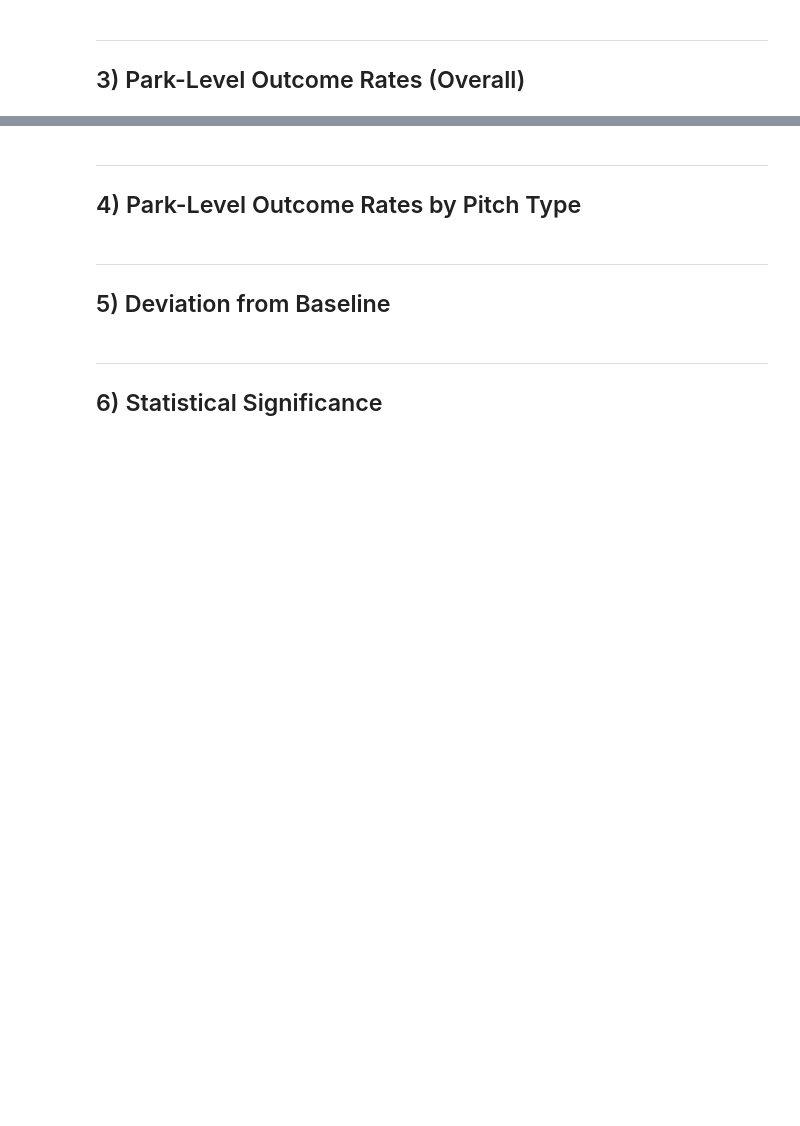
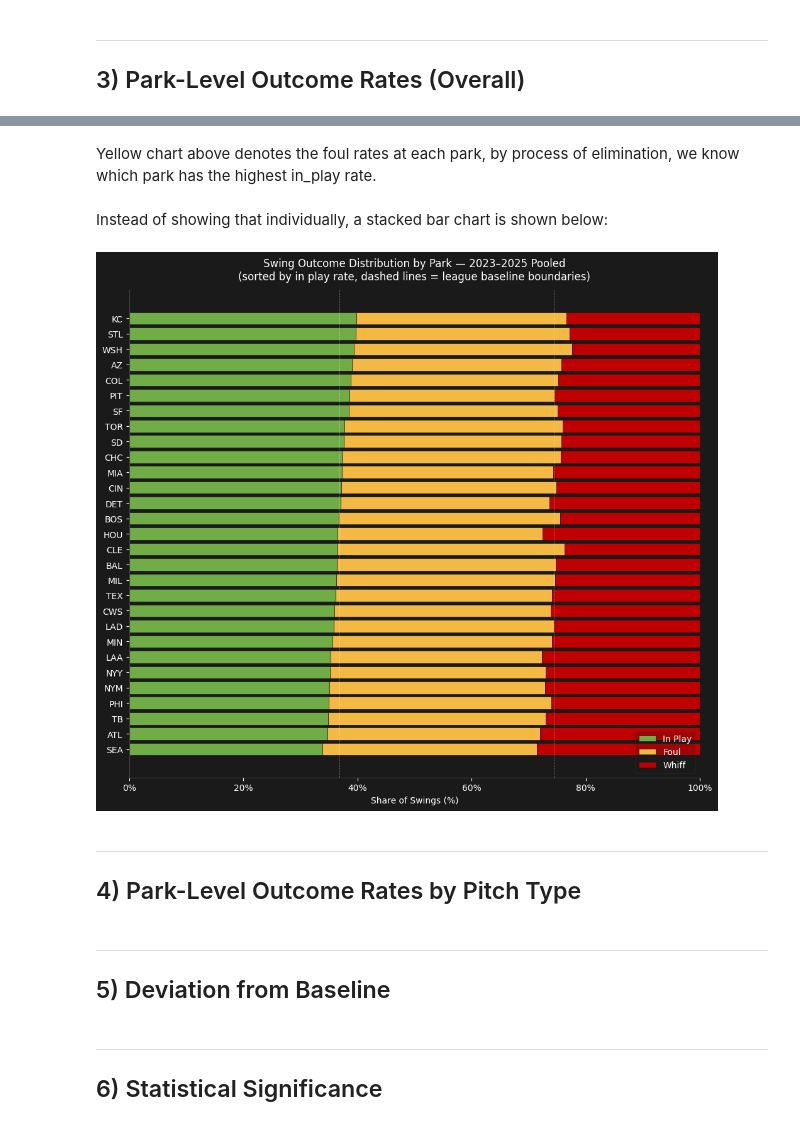
Before and after one commit to brycemgelarden/MLB_Ballpark_Factor_Analysis, a Jupyter notebook: notebooks/05_swing_outcome_by_pitch.ipynb, the cells around one changed output, grey strips where cells are left out. Cells and saved outputs as stored; diff of their text form; code cells hidden in the pictures; blank space fills up the shorter version.

```diff
--- a/notebooks/05_swing_outcome_by_pitch.ipynb
+++ b/notebooks/05_swing_outcome_by_pitch.ipynb
@@ -83,3 +234,57 @@ ___
+# %% [markdown]
+Yellow chart above denotes the foul rates at each park, by process of elimination, we know which park has the highest in_play rate.
+<br>
+Instead of showing that individually, a stacked bar chart is shown below:
+# %%
+# sort by in_play rate descending — highest in_play parks on top
+outcome_sorted = park_outcome_rates.sort_values("in_play", ascending=True)
+
+fig, ax = plt.subplots(figsize=(10, 9))
+
+left = np.zeros(len(outcome_sorted))
+for outcome in ["in_play", "foul", "whiff"]:
+    values = outcome_sorted[outcome].values
+    ax.barh(
+        outcome_sorted.index,
+        values,
+        left=left,
+        color=OUTCOME_COLORS[outcome],
+        label=outcome.replace("_", " ").title(),
+        edgecolor="#1a1a1a",
+        linewidth=0.5,
+    )
+    left += values
+
+# league average boundary reference lines
+cumulative = 0
+for outcome in ["in_play", "foul"]:
+    cumulative += overall_baseline[outcome]
+    ax.axvline(cumulative, color="white", linewidth=0.6, linestyle="--", alpha=0.4)
+
+ax.set_xlabel("Share of Swings (%)", color="white")
+ax.set_title("Swing Outcome Distribution by Park — 2023–2025 Pooled\n(sorted by in play rate, dashed lines = league baseline boundaries)",
+             color="white", fontsize=12, pad=12)
+ax.xaxis.set_major_formatter(mtick.PercentFormatter())
+ax.set_xlim(0, 100)
+
+ax.set_facecolor("#1a1a1a")
+fig.patch.set_facecolor("#1a1a1a")
+ax.tick_params(colors="white")
+ax.spines[["top", "right"]].set_visible(False)
+ax.spines[["left", "bottom"]].set_color("#444444")
+
+ax.legend(
+    loc="lower right",
+    framealpha=0.2,
+    labelcolor="white",
+    facecolor="#1a1a1a",
+    edgecolor="#444444",
+)
+
+plt.tight_layout()
+plt.show()
+# %% [output]
+[figure, added]
 # %% [markdown]
 ___
 ## 4) Park-Level Outcome Rates by Pitch Type
```
Also changed, not shown: parts of 8 cells of this notebook.
